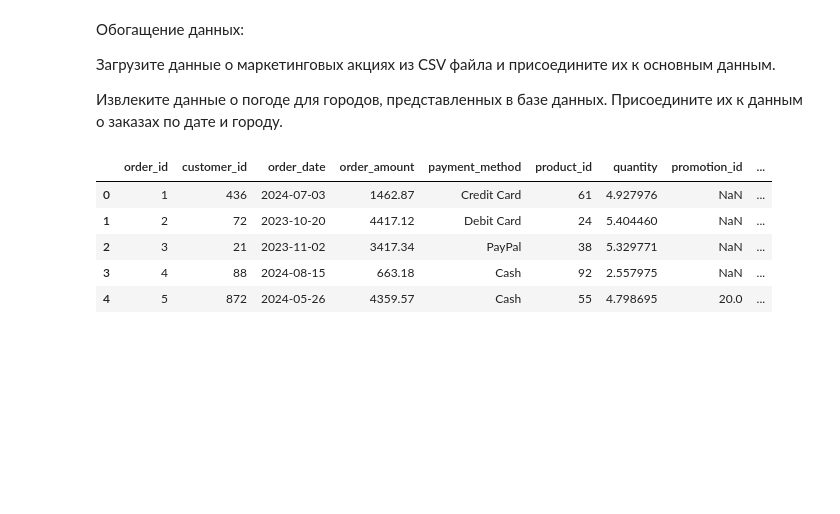
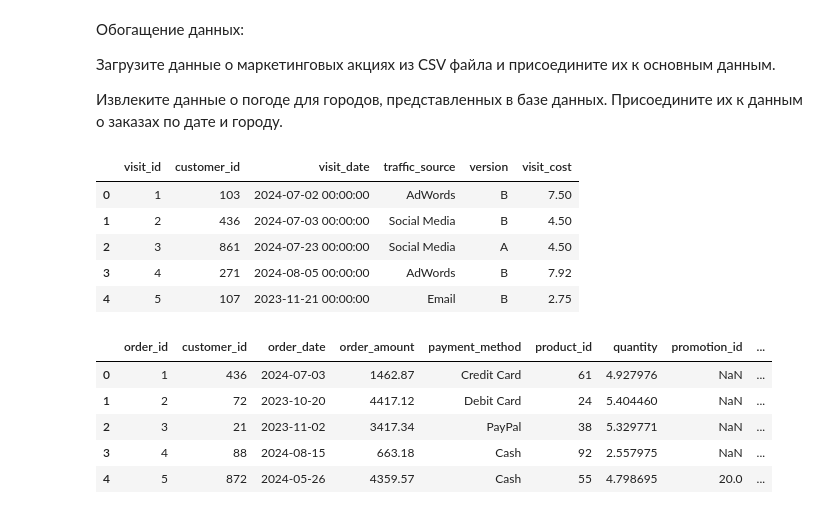
Before and after one commit to sapozhnikovk/da_final, a Jupyter notebook: DA_final_work.ipynb, the cells around one changed output. Saved outputs shown, nothing was run; the diff lists cells and outputs as text; code cells hidden in the pictures; blank space fills up the shorter version.

```diff
--- a/DA_final_work.ipynb
+++ b/DA_final_work.ipynb
@@ -223,6 +223,17 @@ Index: []
 Загрузите данные о маркетинговых акциях из CSV файла и присоедините их к основным данным.
 
 Извлеките данные о погоде для городов, представленных в базе данных. Присоедините их к данным о заказах по дате и городу.
+# %%
+# Загружаем таблицу products
+visits = pd.read_sql_query("SELECT * FROM visits", conn)
+visits.head()
+# %% [output]
+|  | visit_id | customer_id | visit_date | traffic_source | version | visit_cost |
+| 0 | 1 | 103 | 2024-07-02 00:00:00 | AdWords | B | 7.50 |
+| 1 | 2 | 436 | 2024-07-03 00:00:00 | Social Media | B | 4.50 |
+| 2 | 3 | 861 | 2024-07-23 00:00:00 | Social Media | A | 4.50 |
+| 3 | 4 | 271 | 2024-08-05 00:00:00 | AdWords | B | 7.92 |
+| 4 | 5 | 107 | 2023-11-21 00:00:00 | Email | B | 2.75 |
 # %%
 # Загружаем таблицу products
 products = pd.read_sql_query("SELECT * FROM products", conn)
```
Also changed, not shown: parts of 10 cells of this notebook.
